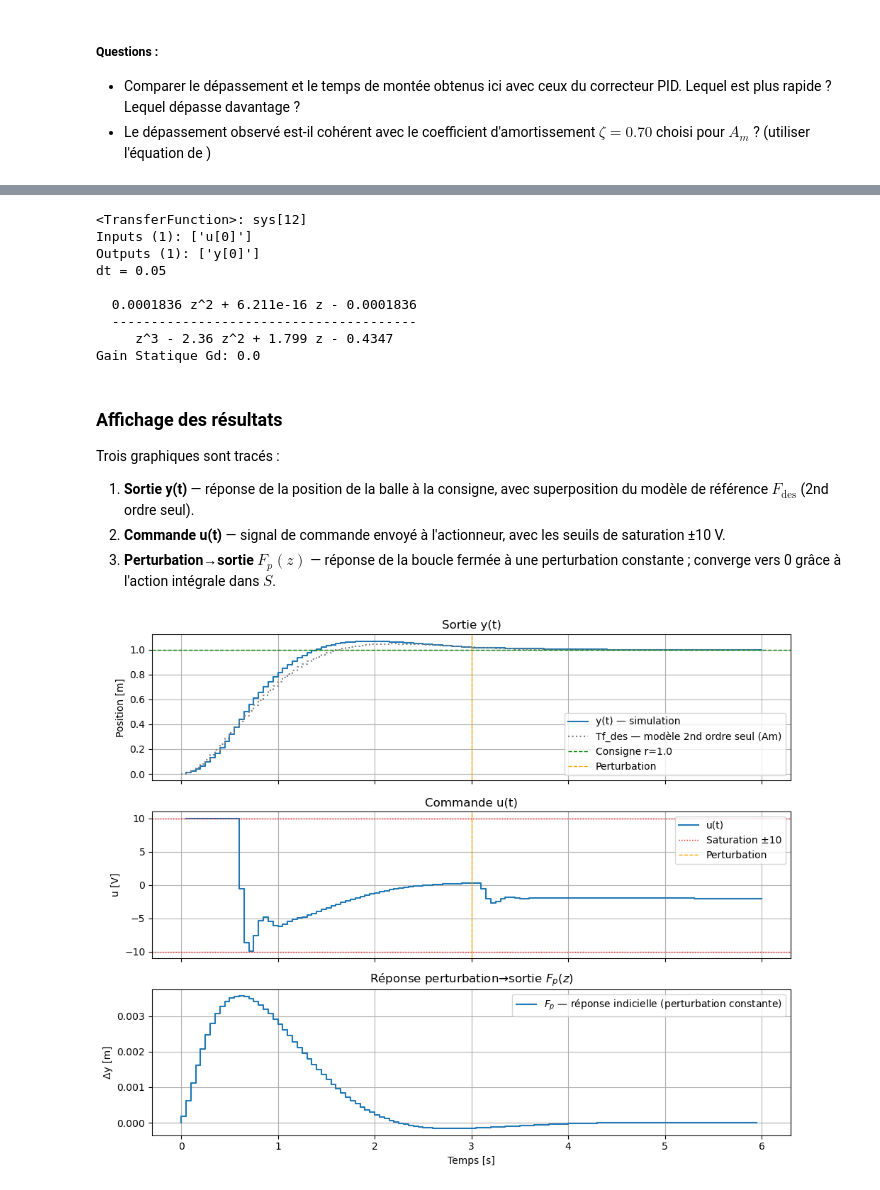
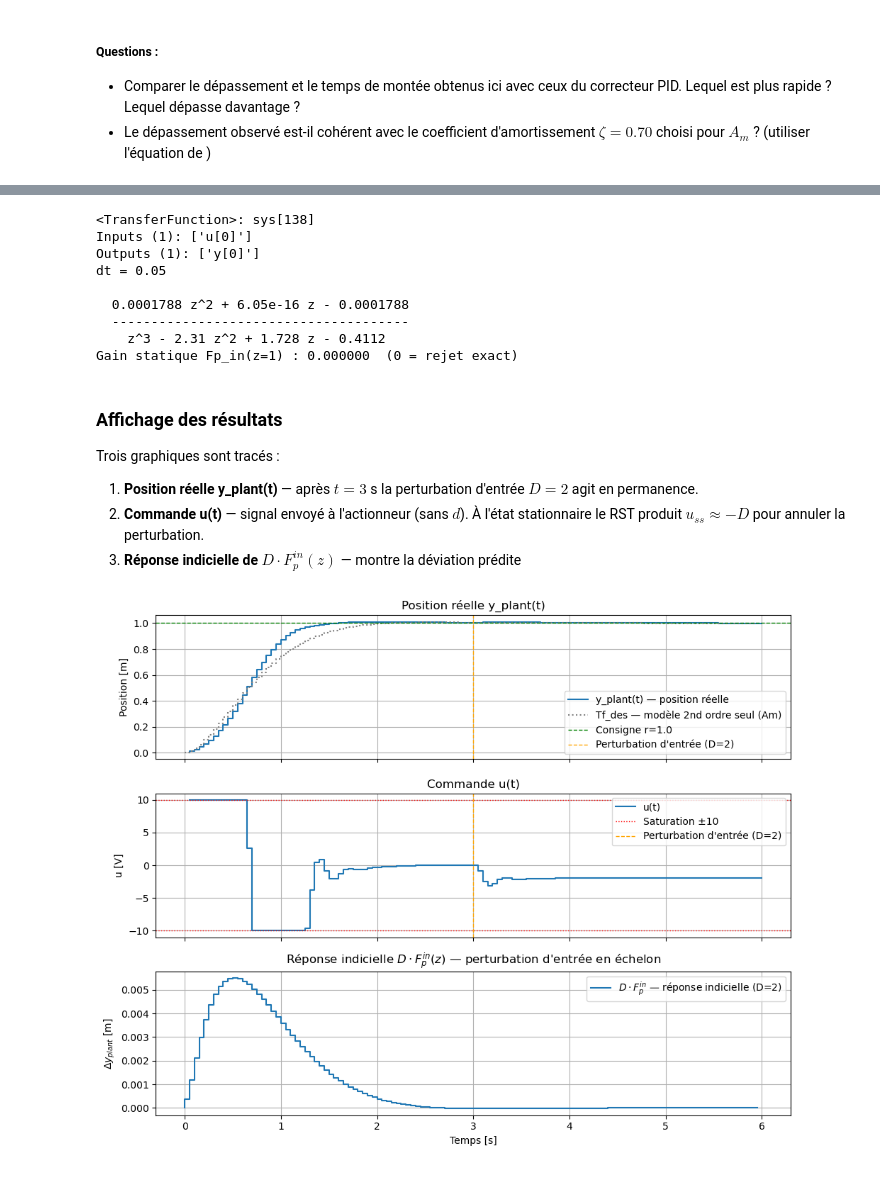
Before and after one commit to Bababoey123/PythonDiscreteControl, a Jupyter notebook: CommandeDoubleIntégrateur_RST.ipynb, the cells around one changed output, grey strips where cells are left out. Saved outputs shown, nothing was run; the diff lists cells and outputs as text; code cells hidden in the pictures.

```diff
--- a/CommandeDoubleIntégrateur_RST.ipynb
+++ b/CommandeDoubleIntégrateur_RST.ipynb
@@ -95,8 +95,8 @@ La fonction de transfert désirée est un **second ordre continu** caractérisé
 
 Le gain statique $y(t\rightarrow \infty)$ de $F_\text{des}$ doit être 1 ce qui garantit le suivi sans erreur de l'échelon.
 # %%
-omega0 = 2      # fréquence propre désirée [rad/s] — contrôle la rapidité de la réponse
-zeta   = 0.70   # coefficient d'amortissement
+omega0 = 2.3    # fréquence propre désirée [rad/s]
+zeta   = 0.85   # coefficient d'amortissement
 
 omega_carr = omega0 * omega0
 Am_s = [(1/omega_carr), (2.0*zeta/omega0), 1.0]                          # polynôme du 2nd ordre continu normalisé
@@ -254,67 +256,71 @@ B_arr = np.squeeze(B)
 R_arr = np.squeeze(R.num[0][0])
 S_arr = np.squeeze(S.num[0][0])
 
+# Perturbation d'entrée → position : Fp_in = B·S / (A·S + B·R)
 num = np.polymul(B_arr, S_arr)
 den = np.trim_zeros(np.round(np.polyadd(np.polymul(A_arr, S_arr), np.polymul(B_arr, R_arr)), 10), 'f')
 
 Gd = ct.tf(num, den, ballbeam_config.dt)
 print(Gd)
-print("Gain Statique Gd:", ct.dcgain(Gd))
+print(f"Gain statique Fp_in(z=1) : {Gd.dcgain():.6f}  (0 = rejet exact)")
 
 t = np.asarray(t).flatten()
 _, d_resp = ct.step_response(Gd, t)
+d_resp = np.squeeze(d_resp)
 # %% [output]
-<TransferFunction>: sys[12]
+<TransferFunction>: sys[138]
 Inputs (1): ['u[0]']
 Outputs (1): ['y[0]']
 dt = 0.05
 
-  0.0001836 z^2 + 6.211e-16 z - 0.0001836
-  ---------------------------------------
-     z^3 - 2.36 z^2 + 1.799 z - 0.4347
-Gain Statique Gd: 0.0
+  0.0001788 z^2 + 6.05e-16 z - 0.0001788
+  --------------------------------------
+    z^3 - 2.31 z^2 + 1.728 z - 0.4112
+Gain statique Fp_in(z=1) : 0.000000  (0 = rejet exact)
 # %% [markdown]
 ### Affichage des résultats
 
 Trois graphiques sont tracés :
-1. **Sortie y(t)** — réponse de la position de la balle à la consigne, avec superposition du modèle de référence $F_\text{des}$ (2nd ordre seul).
-2. **Commande u(t)** — signal de commande envoyé à l'actionneur, avec les seuils de saturation ±10 V.
-3. **Perturbation→sortie $F_p(z)$** — réponse de la boucle fermée à une perturbation constante ; converge vers 0 grâce à l'action intégrale dans $S$.
+1. **Position réelle y_plant(t)** — après $t = 3$ s la perturbation d'entrée $D = 2$ agit en permanence.
+2. **Commande u(t)** — signal envoyé à l'actionneur (sans $d$). À l'état stationnaire le RST produit $u_{ss} \approx -D$ pour annuler la perturbation.
+3. **Réponse indicielle de $D \cdot F_p^{in}(z)$** — montre la déviation prédite
 # %%
 _, y_lib_Hcl = ct.step_response(H_cl, t)   # réponse de la boucle fermée réelle (avec pôle A0)
 
+D = 2.0  # magnitude de la perturbation d'entrée
+
 fig, ax = plt.subplots(3, 1, figsize=(10, 8), sharex=True)
 
-ax[0].step(logger_rst.t_hist, logger_rst.y_hist, label='y(t) — simulation')
+ax[0].step(logger_rst.t_hist, logger_rst.y_hist, label='y_plant(t) — position réelle')
 ax[0].step(t, np.squeeze(y_lib),     linestyle=':',  color='gray',      label='Tf_des — modèle 2nd ordre seul (Am)')
 ax[0].axhline(y=reference, color='green', linestyle='--', linewidth=1, label=f'Consigne r={reference}')
-ax[0].axvline(x=3, color='orange', linestyle='--', linewidth=1, label='Perturbation')
-ax[0].set_title("Sortie y(t)")
+ax[0].axvline(x=3, color='orange', linestyle='--', linewidth=1, label="Perturbation d'entrée (D=2)")
+ax[0].set_title("Position réelle y_plant(t)")
 ax[0].set_ylabel("Position [m]")
 ax[0].legend()
 ax[0].grid()
 
 ax[1].step(logger_rst.t_hist, logger_rst.u_hist, label='u(t)')
 ax[1].axhline(y= 10, color='red', linestyle=':', linewidth=1, label='Saturation ±10')
 ax[1].axhline(y=-10, color='red', linestyle=':', linewidth=1)
-ax[1].axvline(x=3, color='orange', linestyle='--', linewidth=1, label='Perturbation')
+ax[1].axvline(x=3, color='orange', linestyle='--', linewidth=1, label="Perturbation d'entrée (D=2)")
 ax[1].set_title("Commande u(t)")
 ax[1].set_ylabel("u [V]")
 ax[1].legend()
 ax[1].grid()
 
-ax[2].step(t, d_resp, label='$F_p$ — réponse indicielle (perturbation constante)')
-ax[2].set_title("Réponse perturbation→sortie $F_p(z)$")
-ax[2].set_ylabel("Δy [m]")
+ax[2].step(t, D * d_resp, label="$D \\cdot F_p^{in}$ — réponse indicielle (D=2)")
+ax[2].set_title("Réponse indicielle $D \\cdot F_p^{in}(z)$ — perturbation d'entrée en échelon")
+ax[2].set_ylabel("$\\Delta y_{plant}$ [m]")
 ax[2].set_xlabel("Temps [s]")
 ax[2].legend()
 ax[2].grid()
 
 plt.tight_layout()
 ## Décommenter pour enregistrer la figure
 #plt.savefig("Commande_RST_figure1.jpg")
 plt.show()
 # %% [output]
-[figure, old version]
+[figure, new version]
 # %% [markdown]
 ##### Questions :
```
Also changed, not shown: parts of 14 cells of this notebook, 3 other files.
